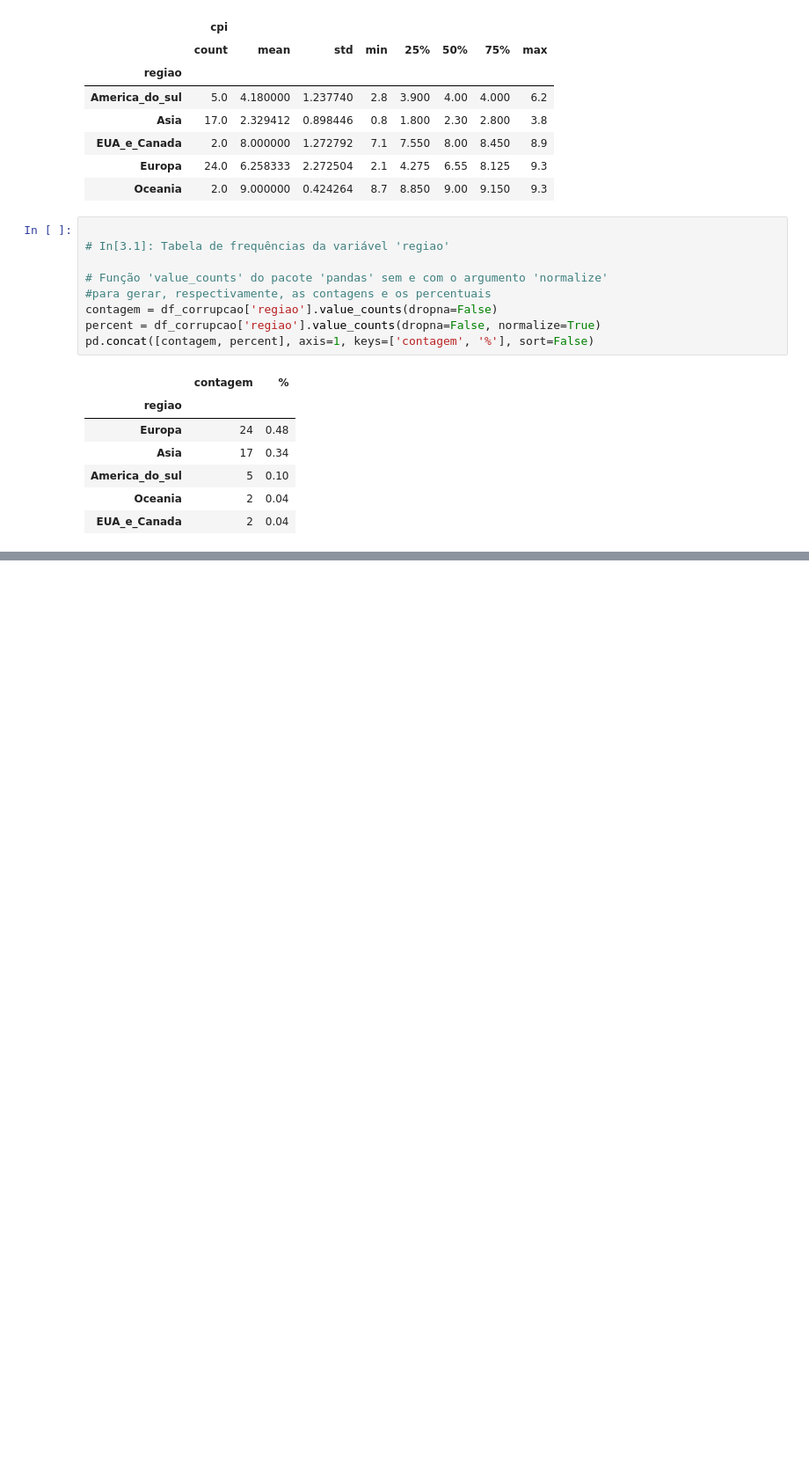
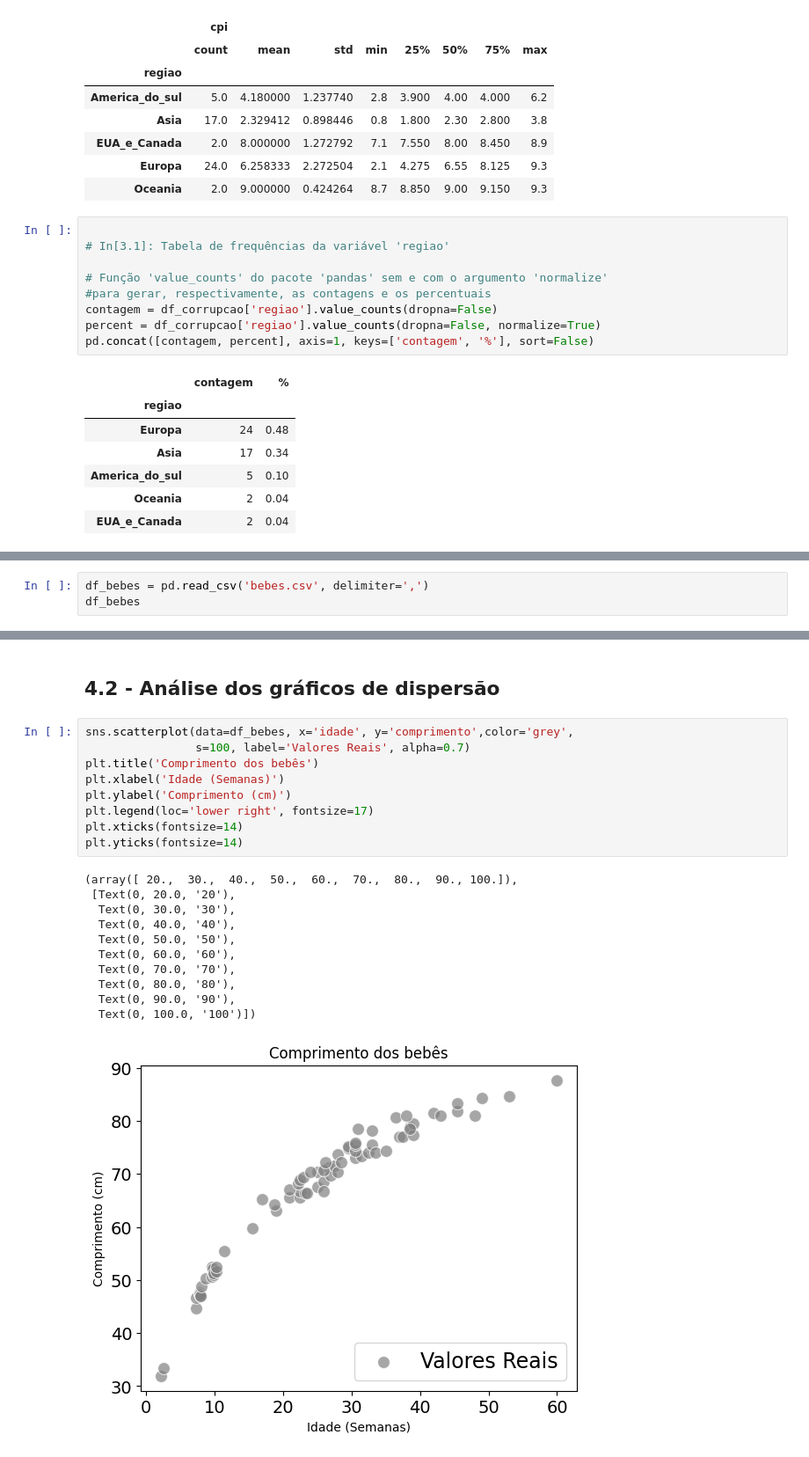
Before and after one commit to IlIIIIIIIIIlI/Jupyter-Notebooks, a Jupyter notebook: MBA USP/Machine Learning/Supervised Machine Learning/Supervised Machine Learning.ipynb, the cells around one changed output, grey strips where cells are left out. Shown at 88% size. Drawn from its saved outputs; the diff is of its cells as text; blank space fills up the shorter version.

```diff
--- a/MBA USP/Machine Learning/Supervised Machine Learning/Supervised Machine Learning.ipynb
+++ b/MBA USP/Machine Learning/Supervised Machine Learning/Supervised Machine Learning.ipynb
@@ -1321,0 +1519,3 @@ array([6425, 2880, 1947, 8518])
+# %%
+df_bebes = pd.read_csv('bebes.csv', delimiter=',')
+df_bebes
@@ -1321,0 +1564,23 @@ array([6425, 2880, 1947, 8518])
+# %% [markdown]
+## 4.2 - Análise dos gráficos de dispersão
+# %%
+sns.scatterplot(data=df_bebes, x='idade', y='comprimento',color='grey',
+                s=100, label='Valores Reais', alpha=0.7)
+plt.title('Comprimento dos bebês')
+plt.xlabel('Idade (Semanas)')
+plt.ylabel('Comprimento (cm)')
+plt.legend(loc='lower right', fontsize=17)
+plt.xticks(fontsize=14)
+plt.yticks(fontsize=14)
+# %% [output]
+(array([ 20.,  30.,  40.,  50.,  60.,  70.,  80.,  90., 100.]),
+ [Text(0, 20.0, '20'),
+  Text(0, 30.0, '30'),
+  Text(0, 40.0, '40'),
+  Text(0, 50.0, '50'),
+  Text(0, 60.0, '60'),
+  Text(0, 70.0, '70'),
+  Text(0, 80.0, '80'),
+  Text(0, 90.0, '90'),
+  Text(0, 100.0, '100')])
+[figure, added]
```
Also changed, not shown: parts of 47 cells of this notebook, 3 other files.
